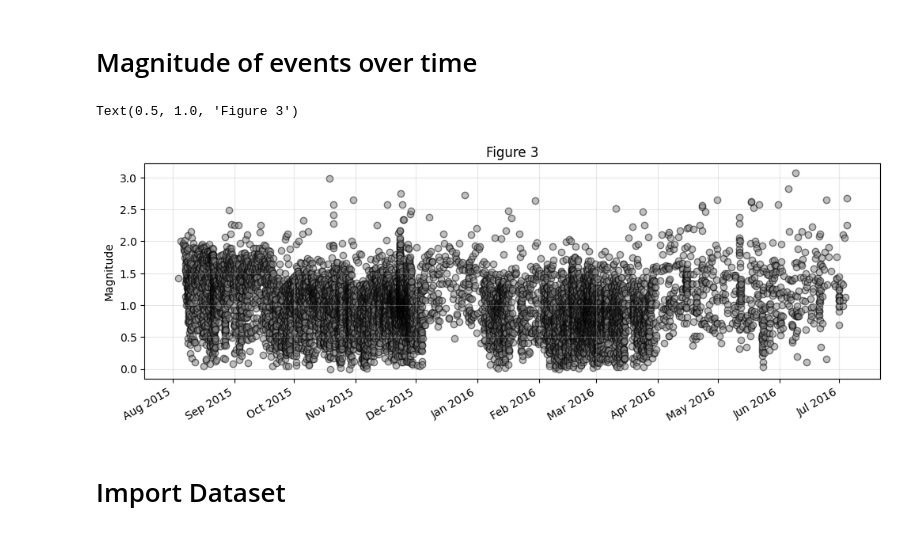
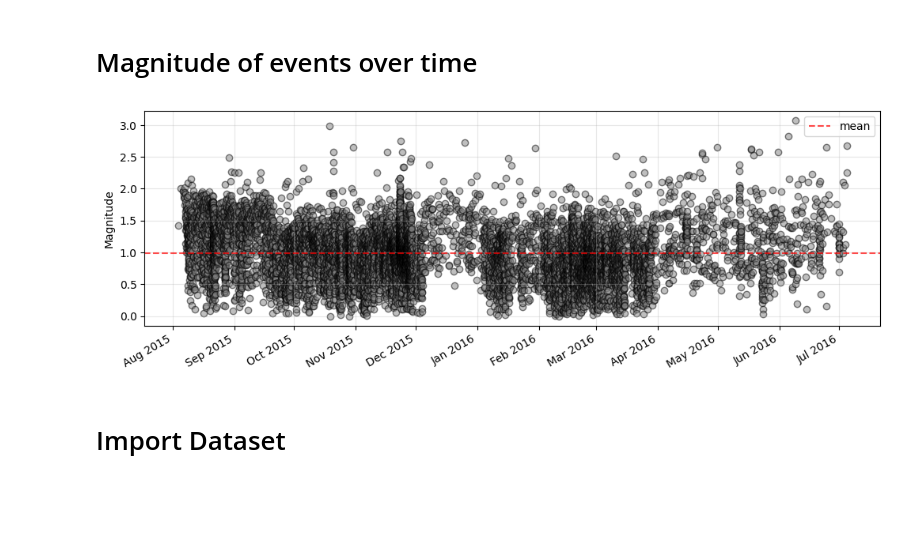
Before and after one commit to Mpinaz/Thesis, a Jupyter notebook: Plots_of_Catalog.ipynb, the cells around one changed output. Drawn from its saved outputs; the diff is of its cells as text; code cells hidden in the pictures; blank space fills up the shorter version.

```diff
--- a/Plots_of_Catalog.ipynb
+++ b/Plots_of_Catalog.ipynb
@@ -268,19 +268,19 @@ catalog["mag"].values.mean()
 # %%
 fig, ax = plt.subplots(figsize=(12, 4))
 
 ax.xaxis.set_major_locator(mdates.MonthLocator())
 ax.xaxis.set_major_formatter(mdates.DateFormatter("%b %Y"))
 fig.autofmt_xdate()
 
 ax.scatter(catalog["time"], catalog["mag"], marker="o", color="grey", alpha = 0.5, edgecolor = "black")
+ax.axhline(0.99, color="red", linestyle="--", label="mean", alpha = 0.7)
 ax.grid("on", alpha = 0.3)
 ax.set_ylabel("Magnitude")
-ax.set_title("Figure 3")
-
-# plt.savefig("Figure 3 (Magnitude of all Events).png")
+# ax.set_title("Figure 3")
+ax.legend()
+plt.savefig("Figure 3 (Magnitude of all Events).png")
 # %% [output]
-Text(0.5, 1.0, 'Figure 3')
-[figure, old version]
+[figure, new version]
 # %% [markdown]
 
 # Import Dataset
```
